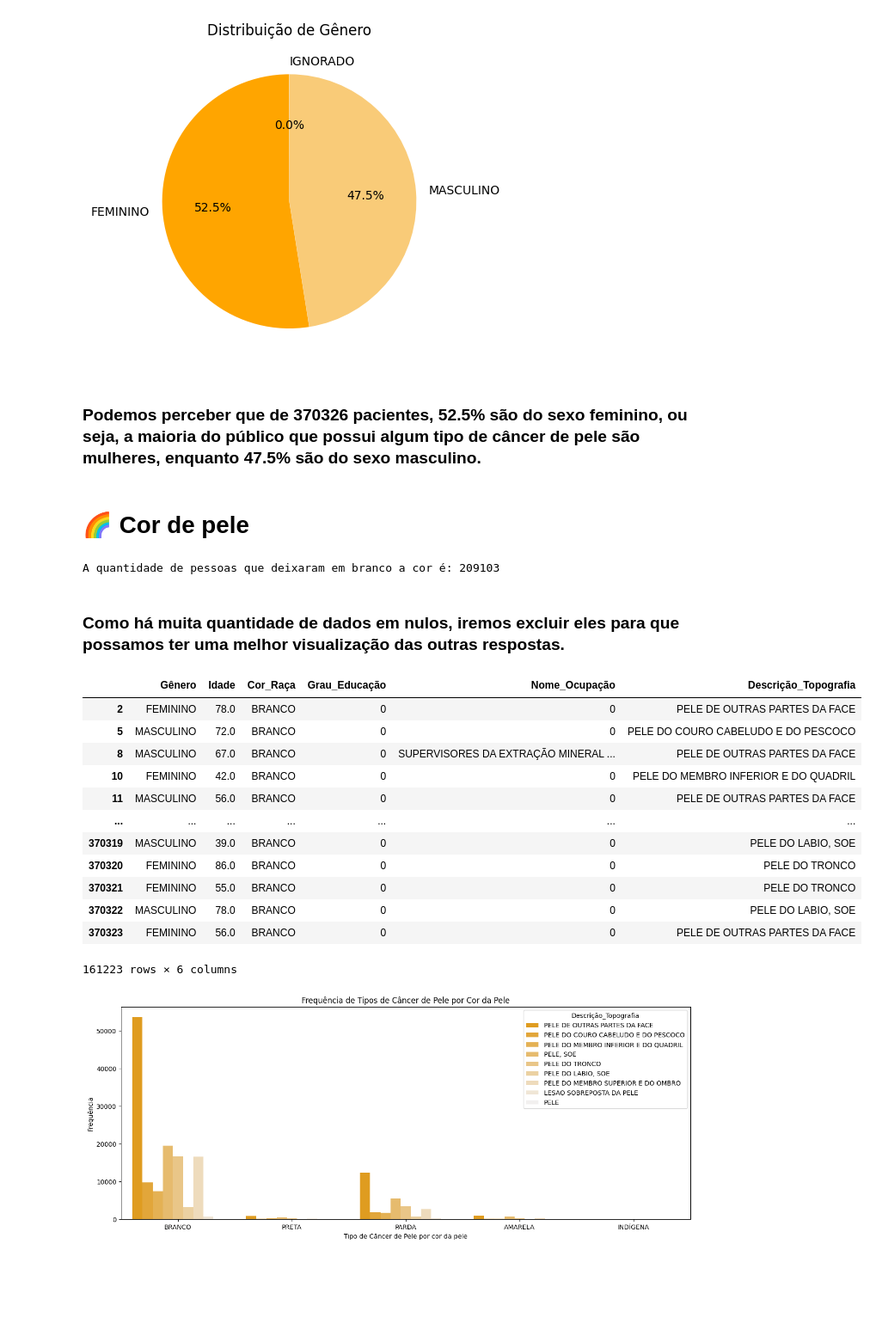
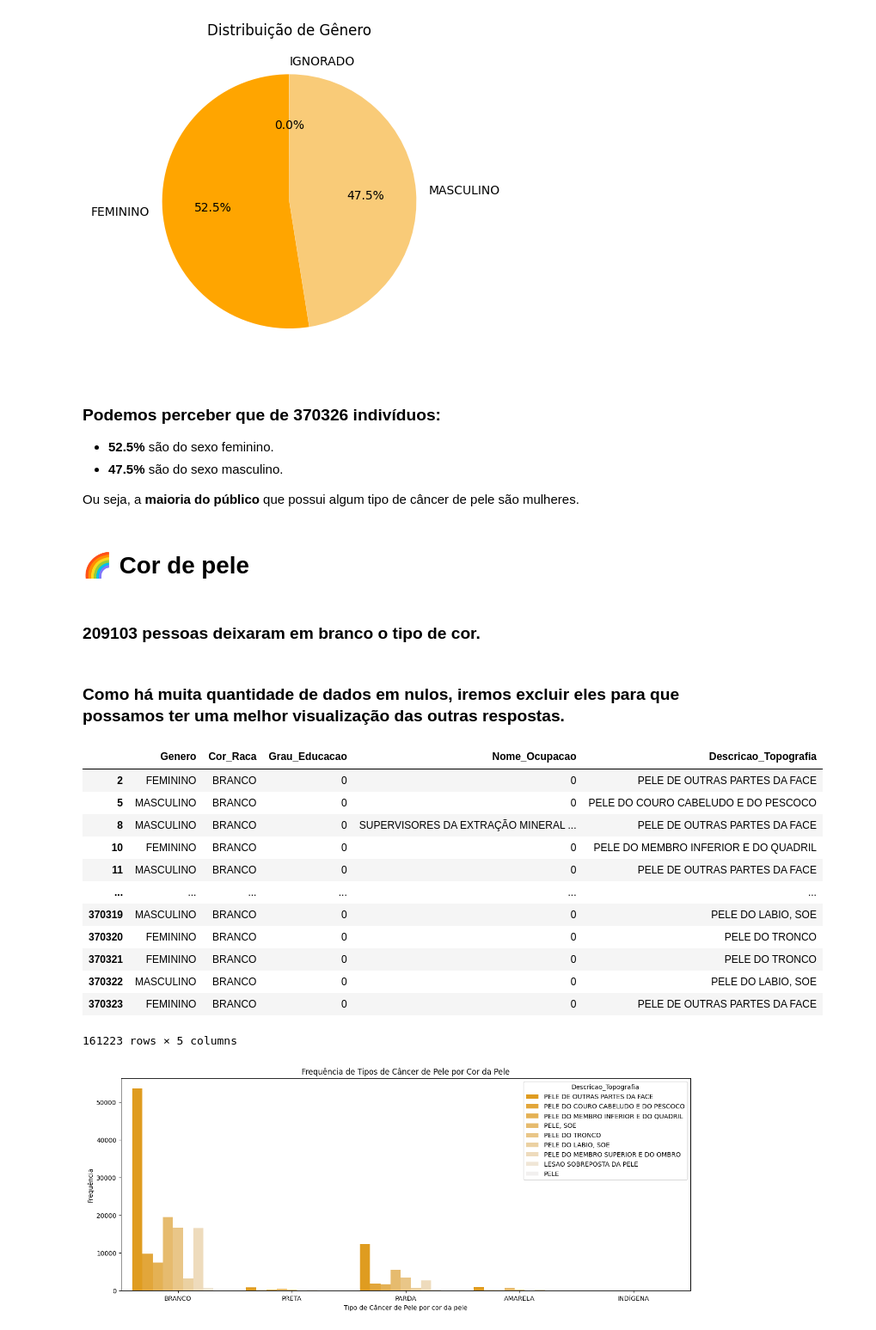
Before and after one commit to Gabyzera/ufpb_dv_cancer_de_pele, a Jupyter notebook: ufpb_ECVD2/src.ipynb, the cells around one changed output. Shown: that part at 86% size. Cells and saved outputs as stored; diff of their text form; code cells hidden in the pictures; blank space fills up the shorter version.

```diff
--- a/ufpb_ECVD2/src.ipynb
+++ b/ufpb_ECVD2/src.ipynb
@@ -1,15 +25,8 @@
 # %% [markdown]
 # 🧼 Limpeza dos dados
 # %%
-import pandas as pd
-import matplotlib.pyplot as plt
-import seaborn as sns
-
-cancer_df = pd.read_csv('cancer_data_eng.csv', encoding='ISO-8859-1')
-
 #Filtrar colunas que irei utilizar
-cancer_df = cancer_df[['Gender', 'Age', 'Raca.Color', 'Degree.of.Education', 'Name.Occupation', 'Description.of.Topography']]
-cancer_df.columns = ['Gênero', 'Idade', 'Cor_Raça', 'Grau_Educação', 'Nome_Ocupação', 'Descrição_Topografia']
-
+cancer_df = cancer_df[['Gender', 'Raca.Color', 'Degree.of.Education', 'Name.Occupation', 'Description.of.Topography']]
+cancer_df.columns = ['Genero', 'Cor_Raca', 'Grau_Educacao', 'Nome_Ocupacao', 'Descricao_Topografia']
 cancer_df
 # %% [output]
@@ -29,5 +46,5 @@ cancer_df
 # %%
 #Filtrando a coluna de tipos de cancer para somente os cancers de pele
-cancer_df = cancer_df[cancer_df['Descrição_Topografia'].str.contains('pele', case=False)].reset_index(drop=True)
+cancer_df = cancer_df[cancer_df['Descricao_Topografia'].str.contains('pele', case=False)].reset_index(drop=True)
 cancer_df
 # %% [output]
@@ -121,35 +139,38 @@ plt.show()
 # %% [output]
 [figure]
 # %% [markdown]
-### Podemos perceber que de 370326 pacientes, 52.5% são do sexo feminino, ou seja, a maioria do público que possui algum tipo de câncer de pele são mulheres, enquanto 47.5% são do sexo masculino.
+### Podemos perceber que de **370326** indivíduos:
+- **52.5%** são do sexo feminino.
+- **47.5%** são do sexo masculino.
+
+Ou seja, a **maioria do público** que possui algum tipo de câncer de pele são mulheres.
 # %% [markdown]
 # 🌈 Cor de pele
 # %%
-# Contar a quantidade de zeros na coluna 'Cor_Raça'
-contagem_zeros = (cancer_df['Cor_Raça'] == 0).sum()
+# Quantificando as respostas nulas na coluna 'Cor_Raça'
+contagem_zeros = (cancer_df['Cor_Raca'] == 0).sum()
 
-# Mostrar o resultado
-print(f"A quantidade de pessoas que deixaram em branco a cor é: {contagem_zeros}")
+display(Markdown(f"### {contagem_zeros} pessoas deixaram em branco o tipo de cor."))
 # %% [output]
-A quantidade de pessoas que deixaram em branco a cor é: 209103
+### 209103 pessoas deixaram em branco o tipo de cor.
 # %% [markdown]
 ### Como há muita quantidade de dados em nulos, iremos excluir eles para que possamos ter uma melhor visualização das outras respostas.
 # %%
-# Excluir todas as linhas em que a coluna 'Cor_Raça' contém o valor 0
-cancer_cor_df = cancer_df[cancer_df['Cor_Raça'] != 0]
+# Excluir todas as linhas da coluna 'Cor_Raça' contém o valor 0
+cancer_cor_df = cancer_df[cancer_df['Cor_Raca'] != 0]
 cancer_cor_df
 # %% [output]
-|  | Gênero | Idade | Cor_Raça | Grau_Educação | Nome_Ocupação | Descrição_Topografia |
-| 2 | FEMININO | 78.0 | BRANCO | 0 | 0 | PELE DE OUTRAS PARTES DA FACE |
-| 5 | MASCULINO | 72.0 | BRANCO | 0 | 0 | PELE DO COURO CABELUDO E DO PESCOCO |
-| 8 | MASCULINO | 67.0 | BRANCO | 0 | SUPERVISORES DA EXTRAÇÃO MINERAL ... | PELE DE OUTRAS PARTES DA FACE |
-| 10 | FEMININO | 42.0 | BRANCO | 0 | 0 | PELE DO MEMBRO INFERIOR E DO QUADRIL |
-| 11 | MASCULINO | 56.0 | BRANCO | 0 | 0 | PELE DE OUTRAS PARTES DA FACE |
-| ... | ... | ... | ... | ... | ... | ... |
-| 370319 | MASCULINO | 39.0 | BRANCO | 0 | 0 | PELE DO LABIO, SOE |
-| 370320 | FEMININO | 86.0 | BRANCO | 0 | 0 | PELE DO TRONCO |
-| 370321 | FEMININO | 55.0 | BRANCO | 0 | 0 | PELE DO TRONCO |
-| 370322 | MASCULINO | 78.0 | BRANCO | 0 | 0 | PELE DO LABIO, SOE |
-| 370323 | FEMININO | 56.0 | BRANCO | 0 | 0 | PELE DE OUTRAS PARTES DA FACE |
+|  | Genero | Cor_Raca | Grau_Educacao | Nome_Ocupacao | Descricao_Topografia |
+| 2 | FEMININO | BRANCO | 0 | 0 | PELE DE OUTRAS PARTES DA FACE |
+| 5 | MASCULINO | BRANCO | 0 | 0 | PELE DO COURO CABELUDO E DO PESCOCO |
+| 8 | MASCULINO | BRANCO | 0 | SUPERVISORES DA EXTRAÇÃO MINERAL ... | PELE DE OUTRAS PARTES DA FACE |
+| 10 | FEMININO | BRANCO | 0 | 0 | PELE DO MEMBRO INFERIOR E DO QUADRIL |
+| 11 | MASCULINO | BRANCO | 0 | 0 | PELE DE OUTRAS PARTES DA FACE |
+| ... | ... | ... | ... | ... | ... |
+| 370319 | MASCULINO | BRANCO | 0 | 0 | PELE DO LABIO, SOE |
+| 370320 | FEMININO | BRANCO | 0 | 0 | PELE DO TRONCO |
+| 370321 | FEMININO | BRANCO | 0 | 0 | PELE DO TRONCO |
+| 370322 | MASCULINO | BRANCO | 0 | 0 | PELE DO LABIO, SOE |
+| 370323 | FEMININO | BRANCO | 0 | 0 | PELE DE OUTRAS PARTES DA FACE |
-161223 rows × 6 columns
+161223 rows × 5 columns
 # %%
```
Also changed, not shown: parts of 17 cells of this notebook, 1 other file.
